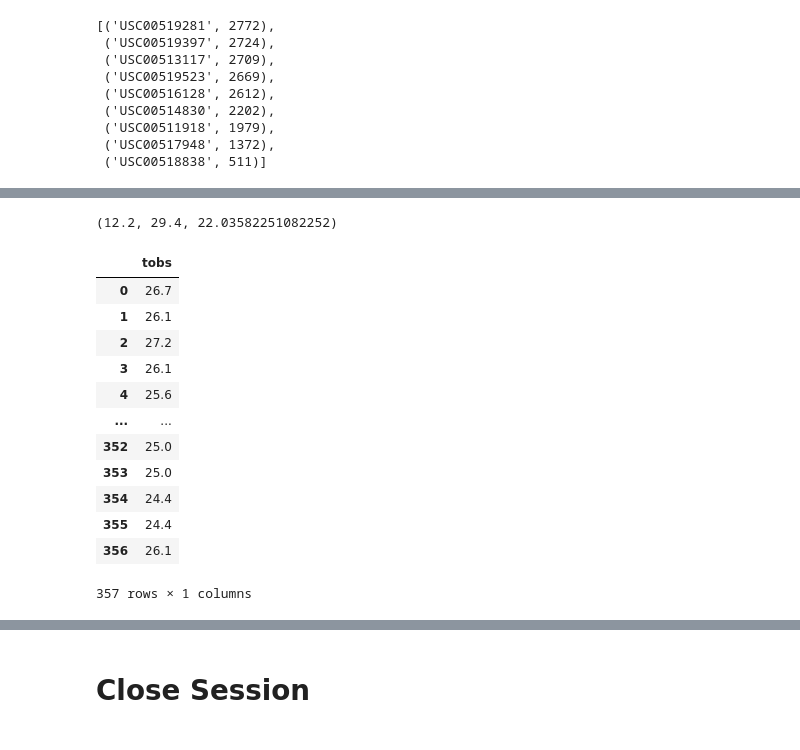
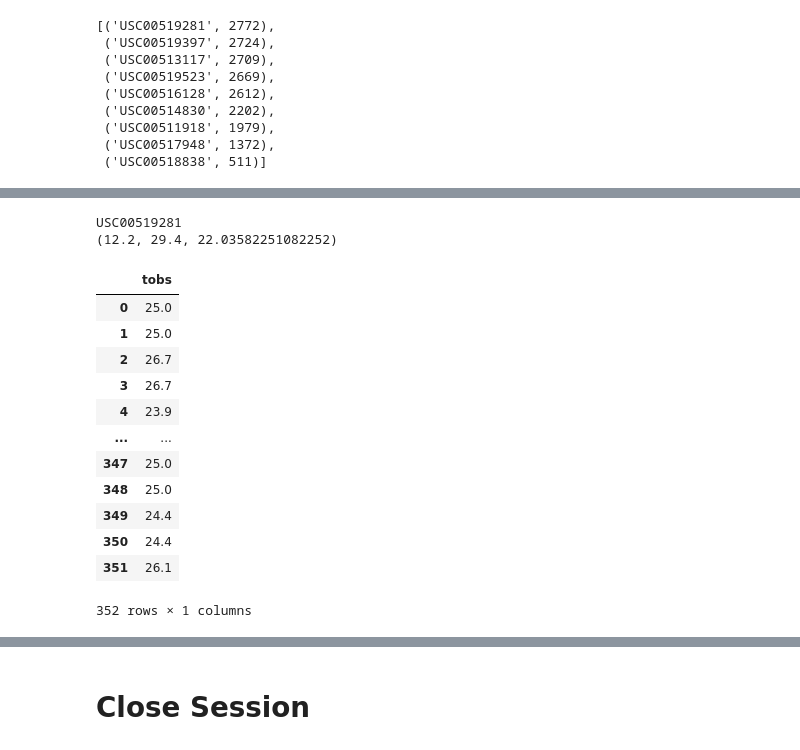
Before and after one commit to htojyy/sqlalchemy-challenge, a Jupyter notebook: SurfsUp/climate_starter.ipynb, the cells around one changed output, grey strips where cells are left out. Saved outputs shown, nothing was run; the diff lists cells and outputs as text; code cells hidden in the pictures.

```diff
--- a/SurfsUp/climate_starter.ipynb
+++ b/SurfsUp/climate_starter.ipynb
@@ -53,16 +53,13 @@ max_date_str
 # Design a query to retrieve the last 12 months of precipitation data and plot the results.
 # Starting from the most recent data point in the database.
 max_date_fmt = datetime.strptime(max_date_str, '%Y-%m-%d')
-print(max_date_fmt)
-print(type(max_date_fmt))
 
 # Calculate the date one year from the last date in data set.
-date_12m_prior = max_date_fmt - relativedelta(years=1)
-print(date_12m_prior)
-print(type(date_12m_prior))
+date_12m_prior = max_date_fmt - relativedelta(years=1, days=1)
 
 # Perform a query to retrieve the data and precipitation scores
-# https://stackoverflow.com/questions/17868743/doing-datetime-comparisons-in-filter-sqlalchemy
-precip = session.query(Measurement.date, Measurement.prcp).filter(Measurement.date >= date_12m_prior).all()
-precip
+precip = session.query(Measurement.date, Measurement.prcp).filter(Measurement.date > date_12m_prior)
+
+df = pd.read_sql(precip.statement, session.bind)
+df
 # %% [output]
@@ -220,37 +174,40 @@ print(type(date_12m_prior_temp))
 # %%
+# Get stationd ID with most activity
 max_obs_station_id = station_obs_count[0][0]
+print(max_obs_station_id)
 
+# Get min, max, and average temperatures for the most active station
+connection = engine.connect()
 result = connection.execute(f"SELECT MIN(tobs), MAX(tobs), avg(tobs) FROM measurement where station = '{max_obs_station_id}'")
 
 for row in result:
     print(row)
 # %% [output]
+USC00519281
 (12.2, 29.4, 22.03582251082252)
 # %%
 # Using the most active station id
 # Query the last 12 months of temperature observation data for this station and plot the results as a histogram
-connection = engine.connect()
+temp_query = session.query(Measurement.tobs).filter(Measurement.date > date_12m_prior) \
+    .filter(Measurement.station==max_obs_station_id)
 
-temp_query = connection.execute(f"SELECT tobs FROM measurement where station = '{max_obs_station_id}' and date >= '2016-08-18'")
-
-df_temp = pd.DataFrame(temp_query.fetchall())
-df_temp.columns = temp_query.keys()
+df_temp = pd.read_sql(temp_query.statement, session.bind)
 
 df_temp
 # %% [output]
 |  | tobs |
-| 0 | 26.7 |
-| 1 | 26.1 |
-| 2 | 27.2 |
-| 3 | 26.1 |
-| 4 | 25.6 |
+| 0 | 25.0 |
+| 1 | 25.0 |
+| 2 | 26.7 |
+| 3 | 26.7 |
+| 4 | 23.9 |
 | ... | ... |
-| 352 | 25.0 |
-| 353 | 25.0 |
-| 354 | 24.4 |
-| 355 | 24.4 |
-| 356 | 26.1 |
+| 347 | 25.0 |
+| 348 | 25.0 |
+| 349 | 24.4 |
+| 350 | 24.4 |
+| 351 | 26.1 |
-357 rows × 1 columns
+352 rows × 1 columns
 # %%
 fig2, ax2 = plt.subplots()
 
```
Also changed, not shown: parts of 7 cells of this notebook, 12 other files.
